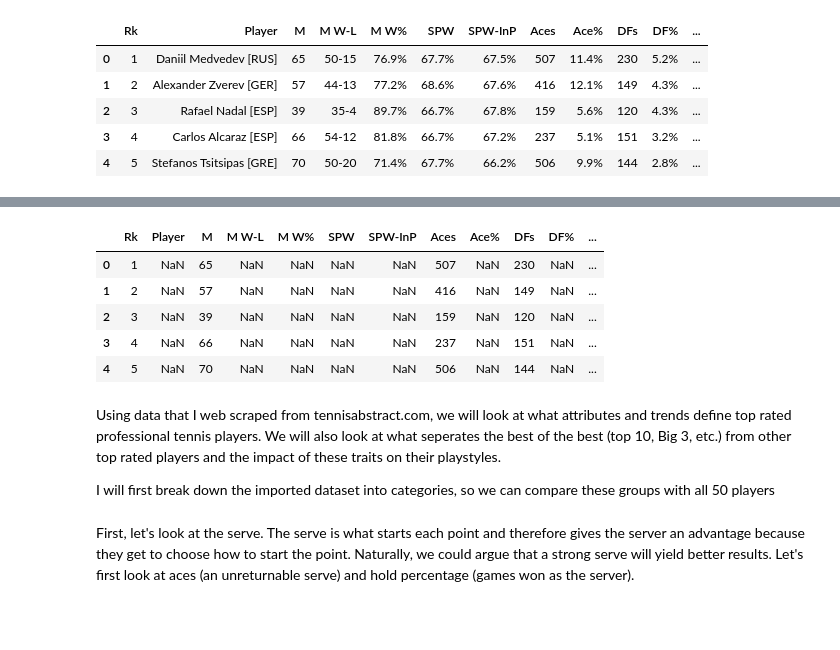
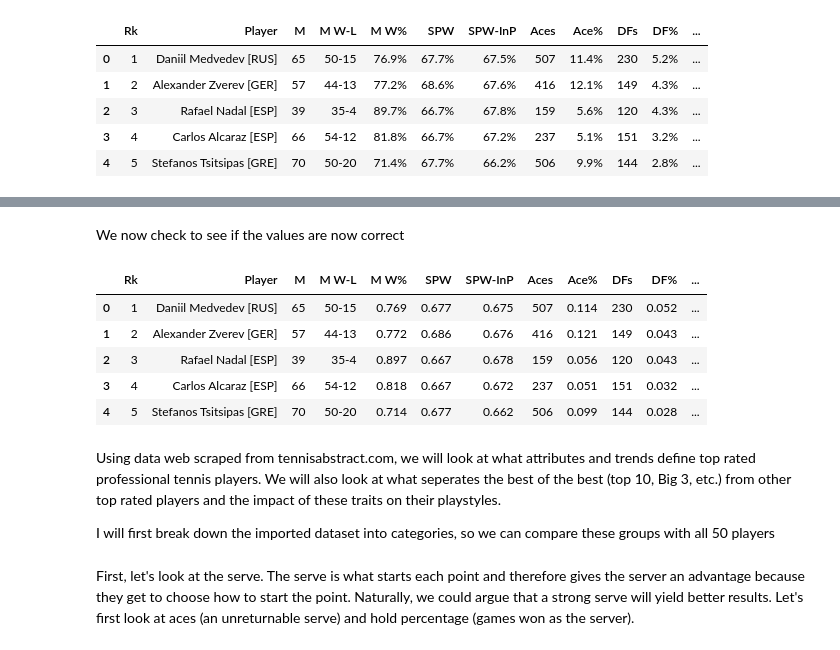
Before and after one commit to Kennan-Guan/tennis_analysis, a Jupyter notebook: tennis-player-stats.ipynb, the cells around one changed output, grey strips where cells are left out. Saved outputs shown, nothing was run; the diff lists cells and outputs as text; code cells hidden in the pictures; blank space fills up the shorter version.

```diff
--- a/tennis-player-stats.ipynb
+++ b/tennis-player-stats.ipynb
@@ -52,0 +55,6 @@ dtype: object
+# %%
+for col in serve_data:
+    if col not in ('Rk', 'Player', 'M', 'M W-L', 'Aces', 'DFs', 'Pts/SG', 'PtsL/SG'):
+        serve_data[col] = serve_data[col].astype(str)
+        serve_data[col] = serve_data[col].str.rstrip('%').astype('float')/100.0
+serve_data.dtypes
@@ -53,16 +82,16 @@ dtype: object
+# %% [markdown]
+We now check to see if the values are now correct
 # %%
-serve_data = serve_data.apply(pd.to_numeric, errors='coerce')
-
-serve_data.dtypes
+serve_data.head(5)
 # %% [output]
 |  | Rk | Player | M | M W-L | M W% | SPW | SPW-InP | Aces | Ace% | DFs | DF% | ... |
-| 0 | 1 | NaN | 65 | NaN | NaN | NaN | NaN | 507 | NaN | 230 | NaN | ... |
-| 1 | 2 | NaN | 57 | NaN | NaN | NaN | NaN | 416 | NaN | 149 | NaN | ... |
-| 2 | 3 | NaN | 39 | NaN | NaN | NaN | NaN | 159 | NaN | 120 | NaN | ... |
-| 3 | 4 | NaN | 66 | NaN | NaN | NaN | NaN | 237 | NaN | 151 | NaN | ... |
-| 4 | 5 | NaN | 70 | NaN | NaN | NaN | NaN | 506 | NaN | 144 | NaN | ... |
+| 0 | 1 | Daniil Medvedev [RUS] | 65 | 50-15 | 0.769 | 0.677 | 0.675 | 507 | 0.114 | 230 | 0.052 | ... |
+| 1 | 2 | Alexander Zverev [GER] | 57 | 44-13 | 0.772 | 0.686 | 0.676 | 416 | 0.121 | 149 | 0.043 | ... |
+| 2 | 3 | Rafael Nadal [ESP] | 39 | 35-4 | 0.897 | 0.667 | 0.678 | 159 | 0.056 | 120 | 0.043 | ... |
+| 3 | 4 | Carlos Alcaraz [ESP] | 66 | 54-12 | 0.818 | 0.667 | 0.672 | 237 | 0.051 | 151 | 0.032 | ... |
+| 4 | 5 | Stefanos Tsitsipas [GRE] | 70 | 50-20 | 0.714 | 0.677 | 0.662 | 506 | 0.099 | 144 | 0.028 | ... |
 # %% [markdown]
-Using data that I web scraped from tennisabstract.com, we will look at what attributes and trends define top rated professional tennis players. We will also look at what seperates the best of the best (top 10, Big 3, etc.) from other top rated players and the impact of these traits on their playstyles.
+Using data web scraped from tennisabstract.com, we will look at what attributes and trends define top rated professional tennis players. We will also look at what seperates the best of the best (top 10, Big 3, etc.) from other top rated players and the impact of these traits on their playstyles.
 
 I will first break down the imported dataset into categories, so we can compare these groups with all 50 players
 # %%
```
Also changed, not shown: parts of 4 cells of this notebook.
